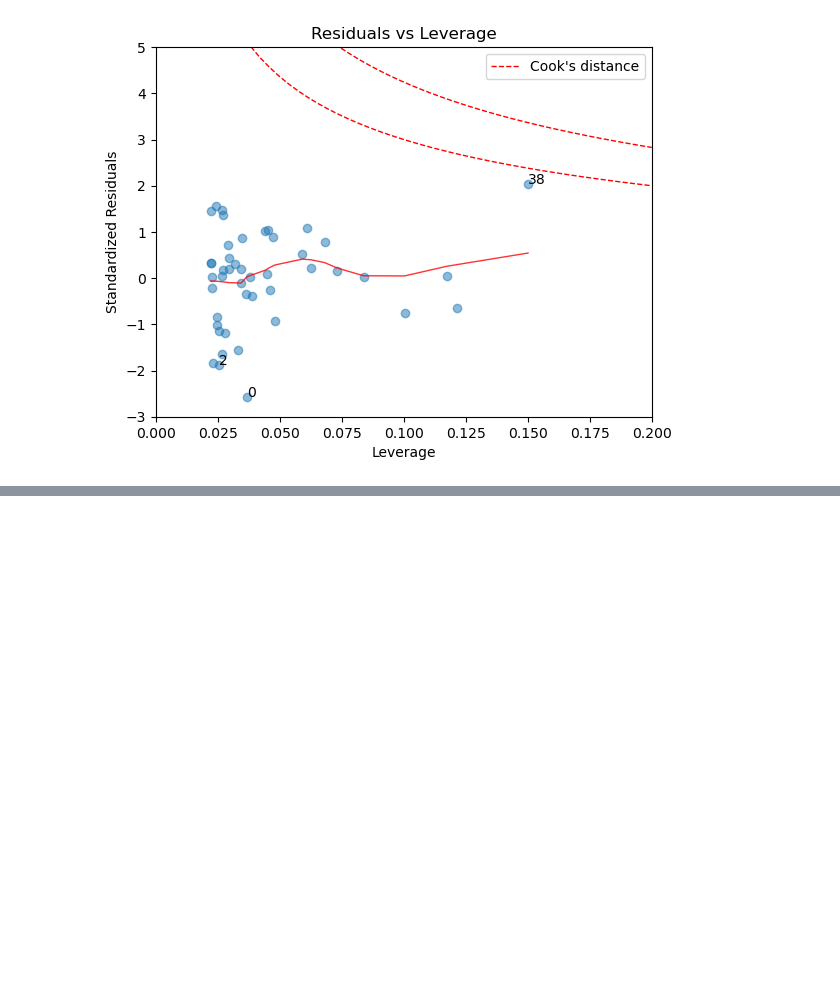
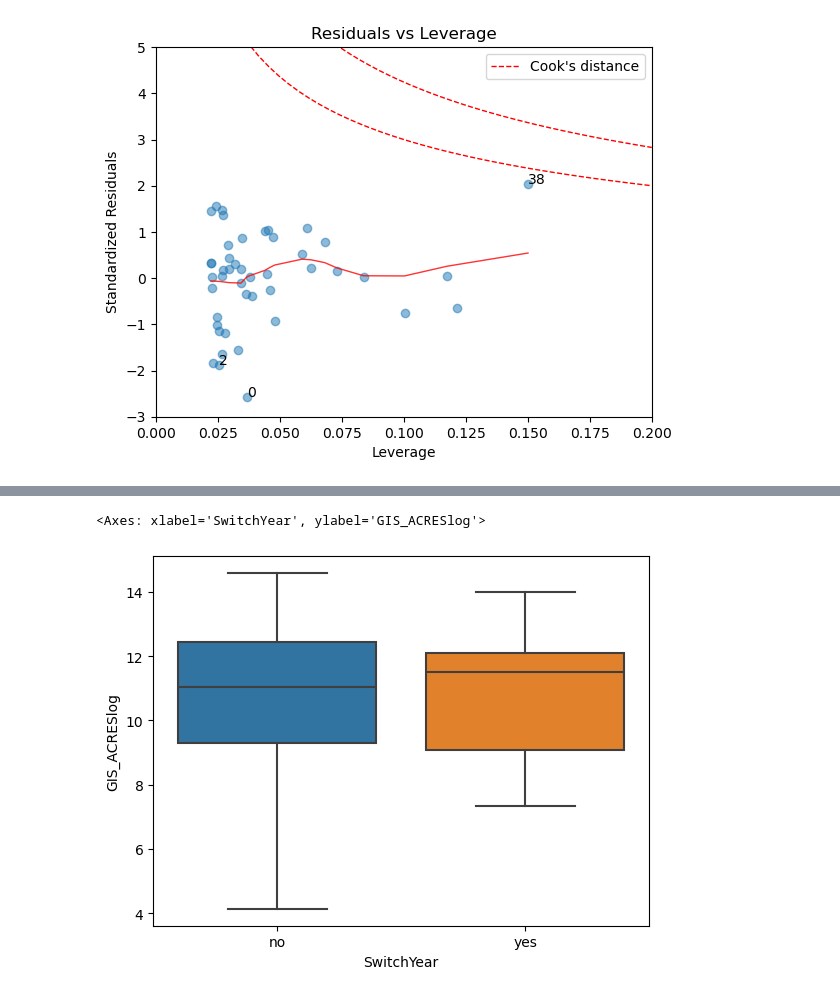
Before and after one commit to MitchellGriffin/GPHY491Project, a Jupyter notebook: ProjectCode.ipynb, the cells around one changed output, grey strips where cells are left out. Saved outputs shown, nothing was run; the diff lists cells and outputs as text; code cells hidden in the pictures; blank space fills up the shorter version.

```diff
--- a/ProjectCode.ipynb
+++ b/ProjectCode.ipynb
@@ -342,0 +352,16 @@ Notes:
+# %%
+# load the data
+ENSOfire = pd.read_csv('../../Data/ENSOfire.csv')
+# %%
+# set up the dataframe with switch year values (yes or no)
+ENSOfire['SwitchYear'] = 'no'
+# following lines assign 'yes' to years that experienced a switch from La Nina (neg. ONI) to El Nino (pos. ONI) (if the switch occurred over multiple years 'no' was retained, as well as if the switch was not "official")
+ENSOfire.loc[9, 'SwitchYear'] = 'yes'
+ENSOfire.loc[14, 'SwitchYear'] = 'yes'
+ENSOfire.loc[20, 'SwitchYear'] = 'yes'
+ENSOfire.loc[25, 'SwitchYear'] = 'yes'
+ENSOfire.loc[29, 'SwitchYear'] = 'yes'
+ENSOfire.loc[32, 'SwitchYear'] = 'yes'
+ENSOfire.loc[41, 'SwitchYear'] = 'yes'
+
+ENSOfire
@@ -342,0 +386,6 @@ Notes:
+# %%
+# boxplot
+sns.boxplot(x='SwitchYear', y='GIS_ACRESlog', data=ENSOfire, whis=np.inf)
+# %% [output]
+<Axes: xlabel='SwitchYear', ylabel='GIS_ACRESlog'>
+[figure, added]
```
Also changed, not shown: parts of 15 cells of this notebook.
